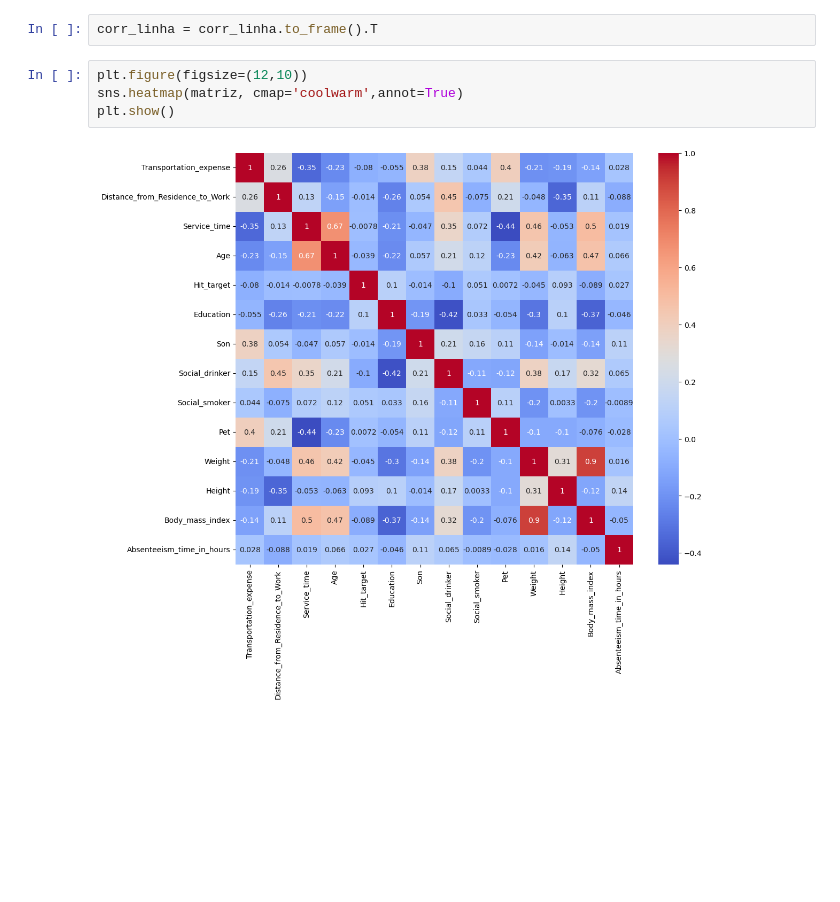
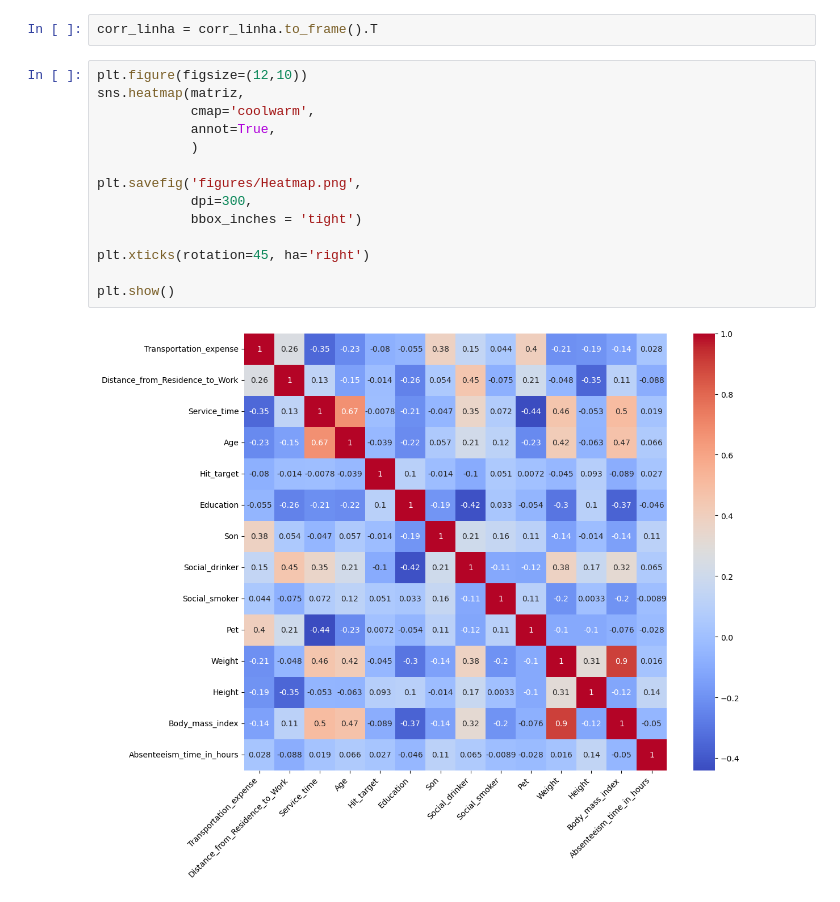
Before and after one commit to andreldfraga/analise-exploratoria-absenteismo, a Jupyter notebook: absenteismo_analise_variaveis_numericas.ipynb, the cells around one changed output. Saved outputs shown, nothing was run; the diff lists cells and outputs as text; blank space fills up the shorter version.

```diff
--- a/absenteismo_analise_variaveis_numericas.ipynb
+++ b/absenteismo_analise_variaveis_numericas.ipynb
@@ -362,7 +362,17 @@ corr_linha = df_numerico.corr(method='pearson')['Absenteeism_time_in_hours']
 corr_linha = corr_linha.to_frame().T
 # %%
 plt.figure(figsize=(12,10))
-sns.heatmap(matriz, cmap='coolwarm',annot=True)
+sns.heatmap(matriz,
+            cmap='coolwarm',
+            annot=True,
+            )
+
+plt.savefig('figures/Heatmap.png',
+            dpi=300,
+            bbox_inches = 'tight')
+
+plt.xticks(rotation=45, ha='right')
+
 plt.show()
 # %% [output]
-[figure, old version]
+[figure, new version]
```
Also changed, not shown: parts of 2 cells of this notebook, 3 other files.
